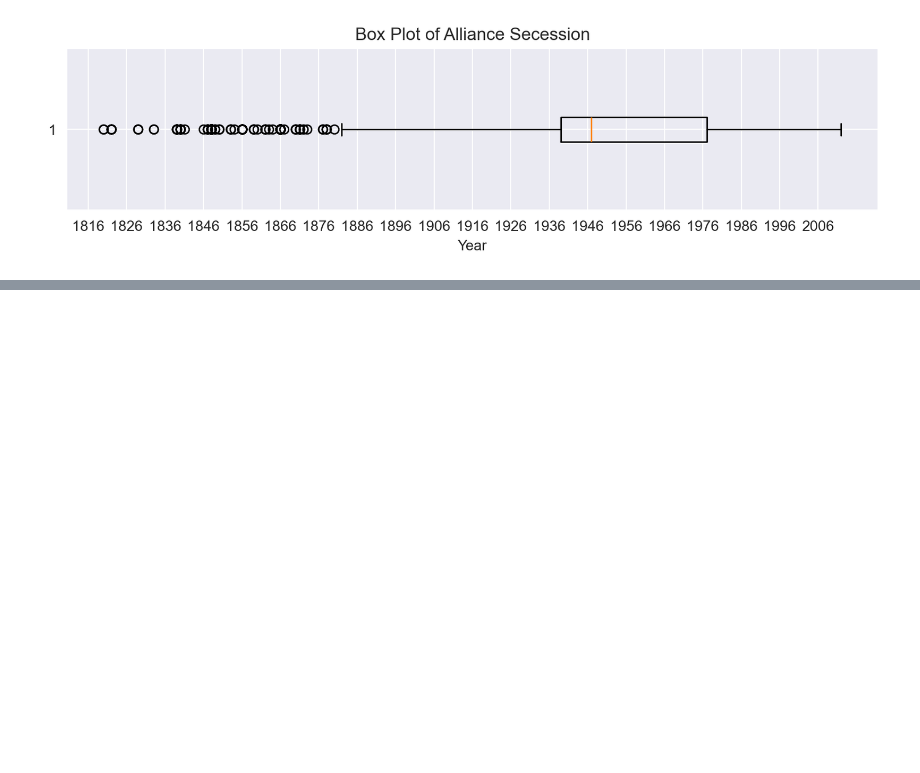
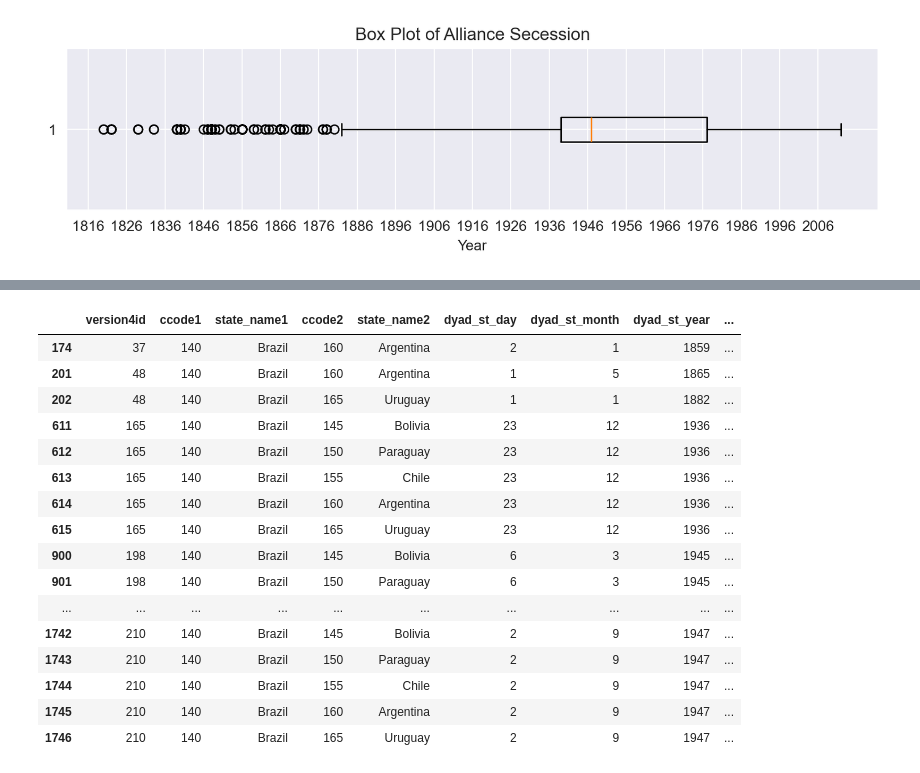
Before and after one commit to CRN91/Trade-Alliance-Network, a Jupyter notebook: alliance_dyad.ipynb, the cells around one changed output, grey strips where cells are left out. Drawn from its saved outputs; the diff is of its cells as text; code cells hidden in the pictures; blank space fills up the shorter version.

```diff
--- a/alliance_dyad.ipynb
+++ b/alliance_dyad.ipynb
@@ -389,0 +419,20 @@ plt.show()
+# %%
+ally_dyad[ally_dyad['state_name1']=='Brazil']
+# %% [output]
+|  | version4id | ccode1 | state_name1 | ccode2 | state_name2 | dyad_st_day | dyad_st_month | dyad_st_year | ... |
+| 174 | 37 | 140 | Brazil | 160 | Argentina | 2 | 1 | 1859 | ... |
+| 201 | 48 | 140 | Brazil | 160 | Argentina | 1 | 5 | 1865 | ... |
+| 202 | 48 | 140 | Brazil | 165 | Uruguay | 1 | 1 | 1882 | ... |
+| 611 | 165 | 140 | Brazil | 145 | Bolivia | 23 | 12 | 1936 | ... |
+| 612 | 165 | 140 | Brazil | 150 | Paraguay | 23 | 12 | 1936 | ... |
+| 613 | 165 | 140 | Brazil | 155 | Chile | 23 | 12 | 1936 | ... |
+| 614 | 165 | 140 | Brazil | 160 | Argentina | 23 | 12 | 1936 | ... |
+| 615 | 165 | 140 | Brazil | 165 | Uruguay | 23 | 12 | 1936 | ... |
+| 900 | 198 | 140 | Brazil | 145 | Bolivia | 6 | 3 | 1945 | ... |
+| 901 | 198 | 140 | Brazil | 150 | Paraguay | 6 | 3 | 1945 | ... |
+| ... | ... | ... | ... | ... | ... | ... | ... | ... | ... |
+| 1742 | 210 | 140 | Brazil | 145 | Bolivia | 2 | 9 | 1947 | ... |
+| 1743 | 210 | 140 | Brazil | 150 | Paraguay | 2 | 9 | 1947 | ... |
+| 1744 | 210 | 140 | Brazil | 155 | Chile | 2 | 9 | 1947 | ... |
+| 1745 | 210 | 140 | Brazil | 160 | Argentina | 2 | 9 | 1947 | ... |
+| 1746 | 210 | 140 | Brazil | 165 | Uruguay | 2 | 9 | 1947 | ... |
```
Also changed, not shown: parts of 2 cells of this notebook, 2 other files.
